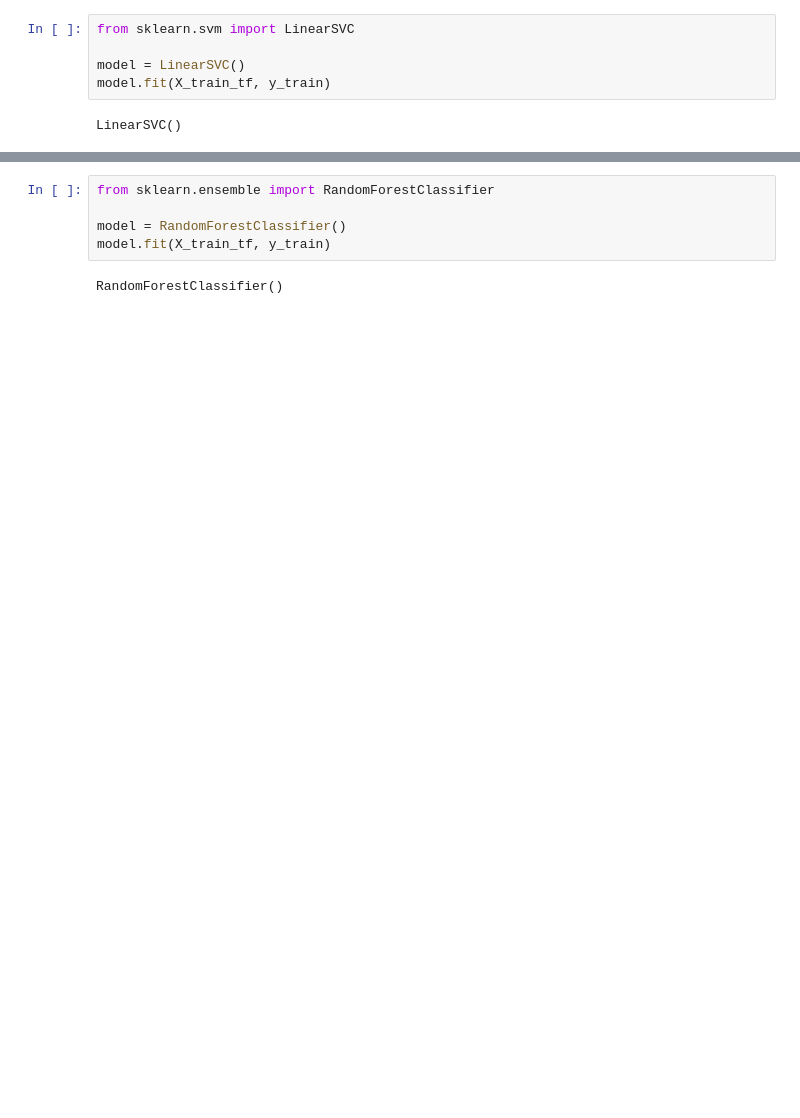
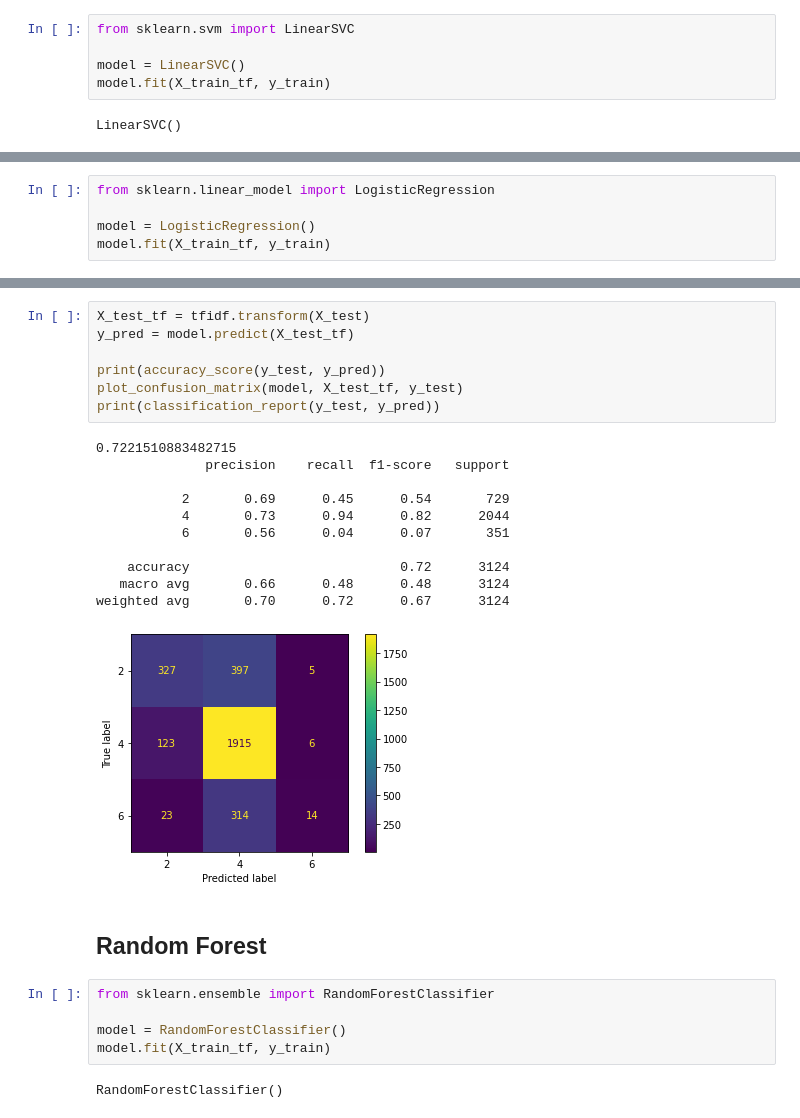
Before and after one commit to joaomsimoes/textometr, a Jupyter notebook: backend/ml/tfidf.ipynb, the cells around one changed output, grey strips where cells are left out. Drawn from its saved outputs; the diff is of its cells as text; blank space fills up the shorter version.

Commit message:
tfidf

```diff
--- a/backend/ml/tfidf.ipynb
+++ b/backend/ml/tfidf.ipynb
@@ -118,0 +135,5 @@ classification_report(y_test, y_pred)
+# %%
+from sklearn.linear_model import LogisticRegression
+
+model = LogisticRegression()
+model.fit(X_train_tf, y_train)
@@ -119,3 +149,24 @@ classification_report(y_test, y_pred)
+# %%
+X_test_tf = tfidf.transform(X_test)
+y_pred = model.predict(X_test_tf)
+
+print(accuracy_score(y_test, y_pred))
+plot_confusion_matrix(model, X_test_tf, y_test)
+print(classification_report(y_test, y_pred))
+# %% [output]
+0.7221510883482715
+              precision    recall  f1-score   support
+
+           2       0.69      0.45      0.54       729
+           4       0.73      0.94      0.82      2044
+           6       0.56      0.04      0.07       351
+
+    accuracy                           0.72      3124
+   macro avg       0.66      0.48      0.48      3124
+weighted avg       0.70      0.72      0.67      3124
+[figure, added]
+# %% [markdown]
+## Random Forest
 # %%
 from sklearn.ensemble import RandomForestClassifier
 
```
Also changed, not shown: parts of 9 cells of this notebook.
